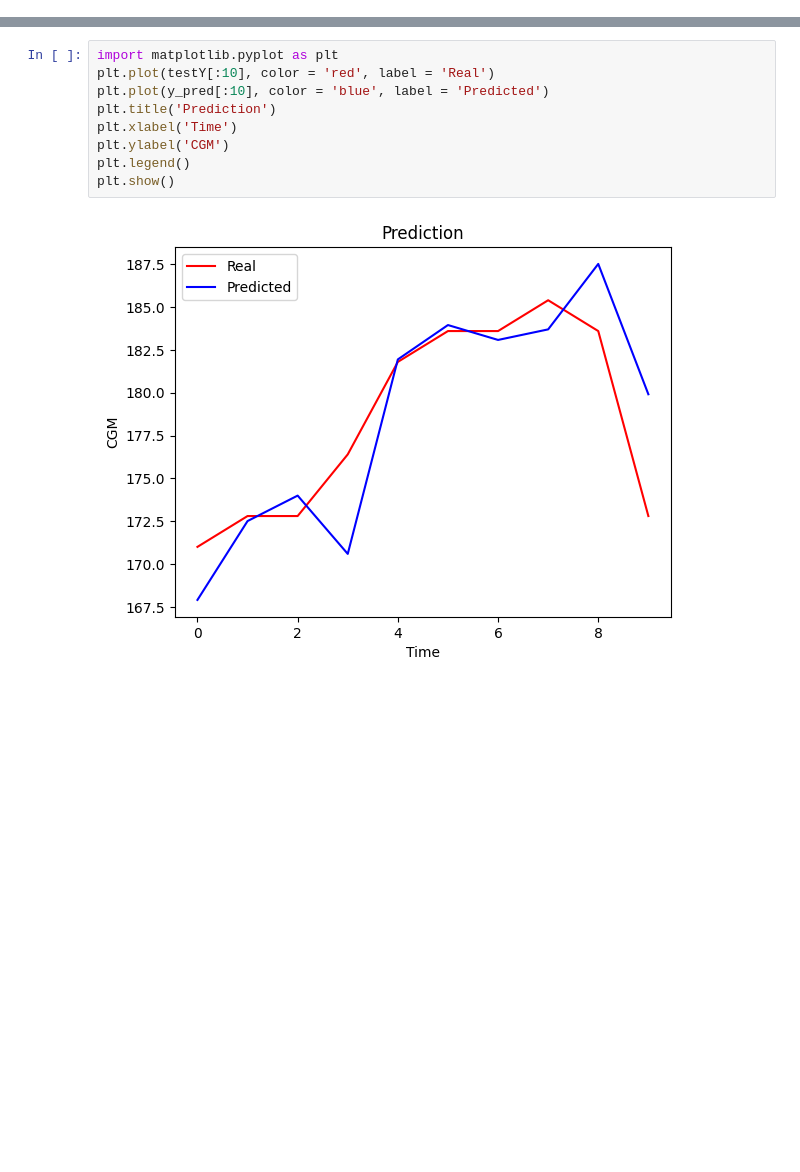
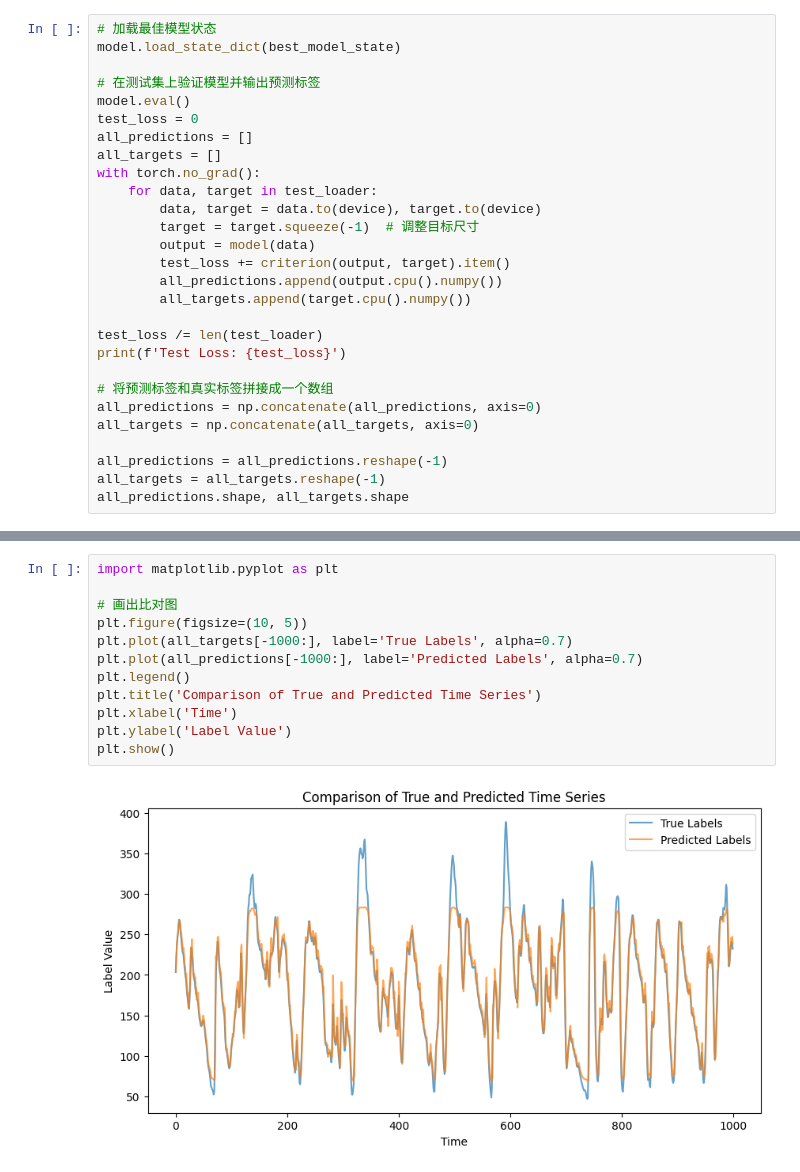
Before and after one commit to randShuffle/Time-Seires, a Jupyter notebook: lstm.ipynb, the cells around one changed output, grey strips where cells are left out. Drawn from its saved outputs; the diff is of its cells as text; blank space fills up the shorter version.

```diff
--- a/lstm.ipynb
+++ b/lstm.ipynb
@@ -174,0 +178,28 @@ array([167.90273, 172.50713, 173.99348, ..., 232.08235, 236.76552,
+# %%
+# 加载最佳模型状态
+model.load_state_dict(best_model_state)
+
+# 在测试集上验证模型并输出预测标签
+model.eval()
+test_loss = 0
+all_predictions = []
+all_targets = []
+with torch.no_grad():
+    for data, target in test_loader:
+        data, target = data.to(device), target.to(device)
+        target = target.squeeze(-1)  # 调整目标尺寸
+        output = model(data)
+        test_loss += criterion(output, target).item()
+        all_predictions.append(output.cpu().numpy())
+        all_targets.append(target.cpu().numpy())
+
+test_loss /= len(test_loader)
+print(f'Test Loss: {test_loss}')
+
+# 将预测标签和真实标签拼接成一个数组
+all_predictions = np.concatenate(all_predictions, axis=0)
+all_targets = np.concatenate(all_targets, axis=0)
+
+all_predictions = all_predictions.reshape(-1)
+all_targets = all_targets.reshape(-1)
+all_predictions.shape, all_targets.shape
@@ -175,11 +216,14 @@ array([167.90273, 172.50713, 173.99348, ..., 232.08235, 236.76552,
 # %%
 import matplotlib.pyplot as plt
-plt.plot(testY[:10], color = 'red', label = 'Real')
-plt.plot(y_pred[:10], color = 'blue', label = 'Predicted')
-plt.title('Prediction')
+
+# 画出比对图
+plt.figure(figsize=(10, 5))
+plt.plot(all_targets[-1000:], label='True Labels', alpha=0.7)
+plt.plot(all_predictions[-1000:], label='Predicted Labels', alpha=0.7)
+plt.legend()
+plt.title('Comparison of True and Predicted Time Series')
 plt.xlabel('Time')
-plt.ylabel('CGM')
-plt.legend()
+plt.ylabel('Label Value')
 plt.show()
 # %% [output]
-[figure, old version]
+[figure, new version]
```
Also changed, not shown: parts of 20 cells of this notebook, 6 other files.
